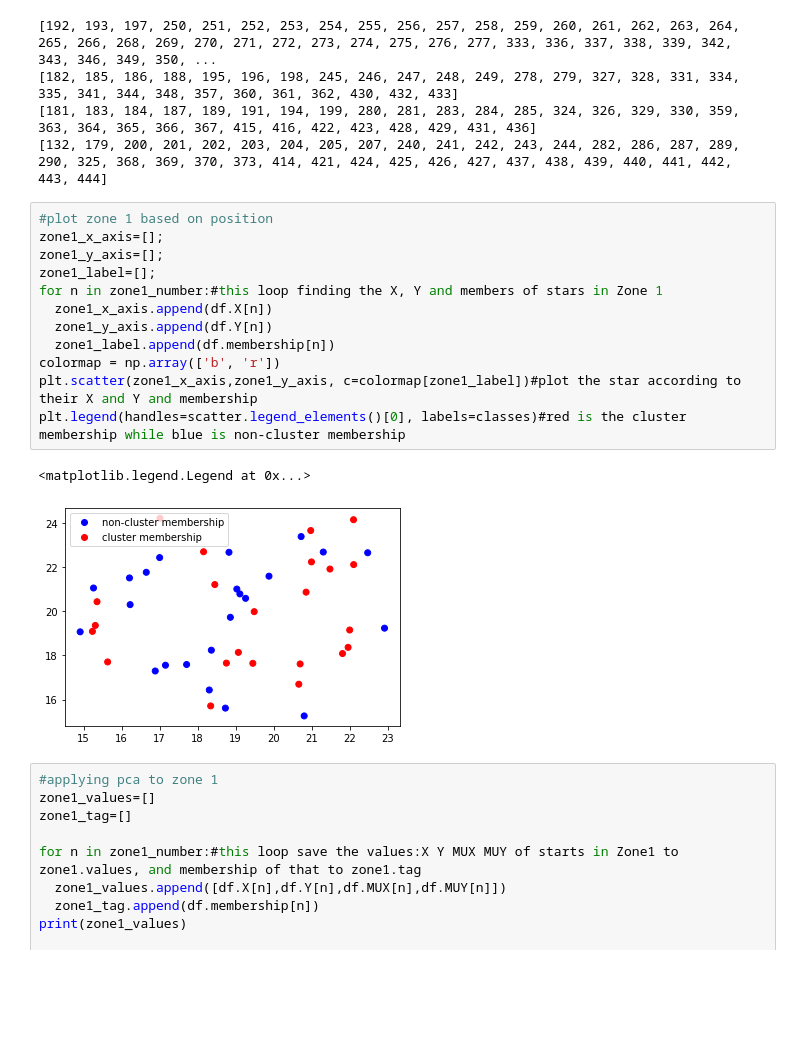
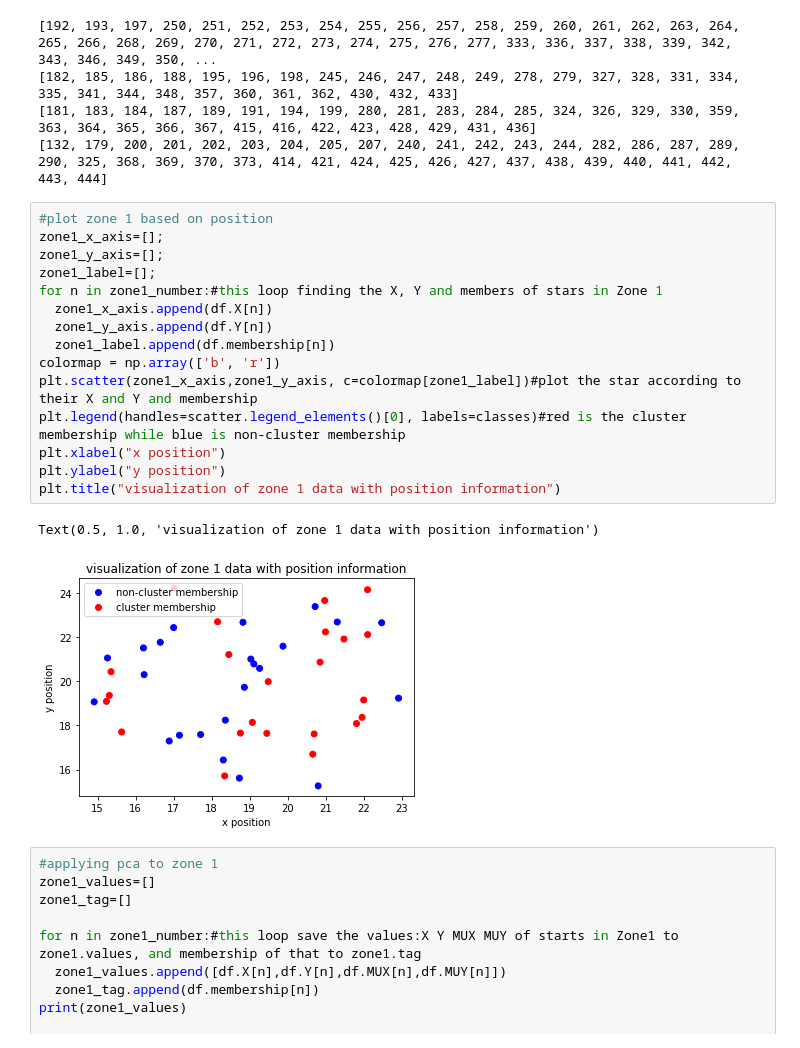
Before and after one commit to jimmylihui/RSE-Classwork, a Jupyter notebook: Untitled.ipynb, the cells around one changed output. Drawn from its saved outputs; the diff is of its cells as text; blank space fills up the shorter version.

```diff
--- a/Untitled.ipynb
+++ b/Untitled.ipynb
@@ -150,18 +153,21 @@ print(zone4)
 # %%
 #plot zone 1 based on position
 zone1_x_axis=[];
 zone1_y_axis=[];
 zone1_label=[];
 for n in zone1_number:#this loop finding the X, Y and members of stars in Zone 1
   zone1_x_axis.append(df.X[n])
   zone1_y_axis.append(df.Y[n])
   zone1_label.append(df.membership[n])
 colormap = np.array(['b', 'r'])
 plt.scatter(zone1_x_axis,zone1_y_axis, c=colormap[zone1_label])#plot the star according to their X and Y and membership
 plt.legend(handles=scatter.legend_elements()[0], labels=classes)#red is the cluster membership while blue is non-cluster membership
+plt.xlabel("x position")
+plt.ylabel("y position")
+plt.title("visualization of zone 1 data with position information")
 # %% [output]
-<matplotlib.legend.Legend at 0x...>
+Text(0.5, 1.0, 'visualization of zone 1 data with position information')
-[figure, old version]
+[figure, new version]
 # %%
 #applying pca to zone 1
 zone1_values=[]
```
Also changed, not shown: parts of 18 cells of this notebook.
